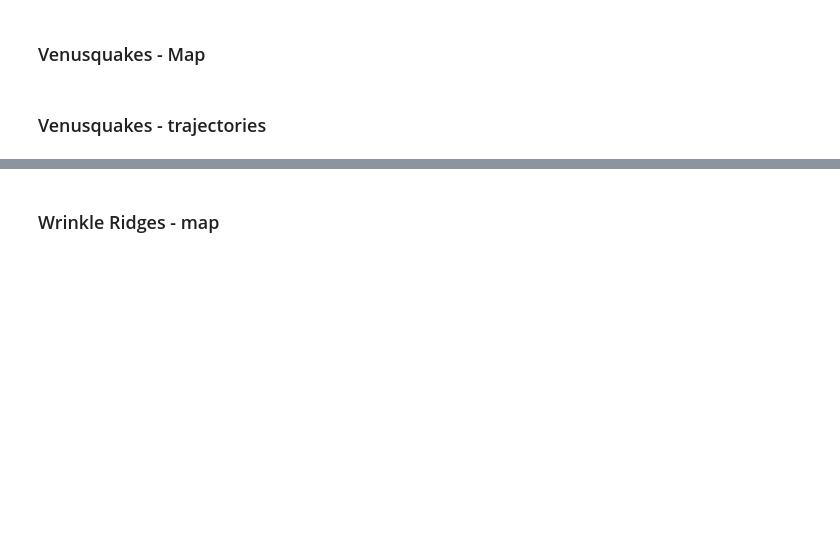
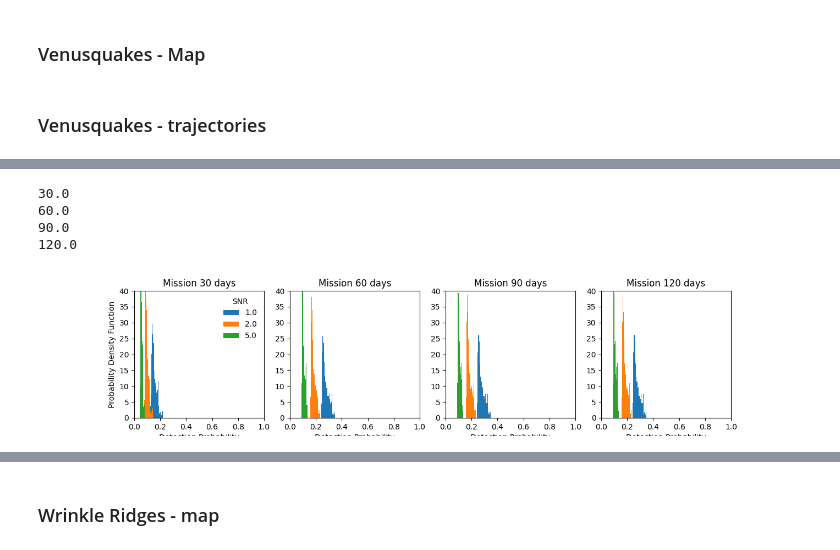
Before and after one commit to QuentinBrissaud/Venus_Detectability, a Jupyter notebook: compute_proba_detection_venus.ipynb, the cells around one changed output, grey strips where cells are left out. Cells and saved outputs as stored; diff of their text form; code cells hidden in the pictures; blank space fills up the shorter version.

```diff
--- a/compute_proba_detection_venus.ipynb
+++ b/compute_proba_detection_venus.ipynb
@@ -244,37 +244,10 @@ pm.plot_map(proba_model, **opt_visualization)
 reload(VCD)
 reload(pm)
 
-from tqdm import tqdm
-def compute_multiple_trajectories(proba_model, winds, lats, lons, mission_durations):
-
-    LATS, LONS = np.meshgrid(lats, lons)
-    LATS, LONS = LATS.ravel(), LONS.ravel()
-
-    opt_trajectory = dict(
-        nstep_max=1000,
-        time_max=3600*24*30*2,
-        save_trajectory=False,
-        folder = './data/',
-    )
-    pd_final_probas = pd.DataFrame()
-    for lat, lon in tqdm(zip(LATS, LONS), total=LATS.size):
-        start_location = [lat, lon] # lat, lon
-        trajectory = VCD.compute_trajectory(winds, start_location, **opt_trajectory)
-        new_trajectories = pm.compute_proba_one_trajectory(trajectory, proba_model, norm_factor_time=3600., disable_bar=True) ## Venusquake
-
-        for target_duration in mission_durations:
-
-            days = new_trajectories.time/(3600*24)
-            pd_final_proba = new_trajectories.loc[days<=target_duration,:].groupby('snr').last().reset_index()[['snr', 'proba']]
-            pd_final_proba['lat'] = lat
-            pd_final_proba['lon'] = lon
-            pd_final_proba['duration'] = target_duration
-            pd_final_probas = pd.concat([pd_final_probas, pd_final_proba])
-
-    return pd_final_probas
-
-
 lats = np.linspace(-65., 65., 25)
 lons = np.linspace(-180., 179., 30)
+LATS, LONS = np.meshgrid(lats, lons)
+LATS, LONS = LATS.ravel(), LONS.ravel()
 mission_durations = [30., 60., 90., 120.]
-pd_final_probas = compute_multiple_trajectories(proba_model, winds, lats, lons, mission_durations)
+max_number_months = np.max(mission_durations)/30.
+pd_final_probas = pm.compute_multiple_trajectories(proba_model, winds, lats, lons, mission_durations, max_number_months, (LATS, LONS))
@@ -318,19 +297,26 @@ cbar = fig.colorbar(sc, format=FuncFormatter(fmt), cax=axins, orientation='verti
 # %%
 fig = plt.figure(figsize=(14,3))
 grid = fig.add_gridspec(1, len(mission_durations))
 iduration = -1
-for duration, one_duration in pd_final_probas.groupby(['duration']):
+for duration, one_duration in pd_final_probas.groupby('duration'):
     iduration += 1
     ax = fig.add_subplot(grid[0, iduration])
+    print(duration)
     ax.set_title(f'Mission {duration:.0f} days')
-    for snr, one_snr in one_duration.groupby(['snr']):
+    for snr, one_snr in one_duration.groupby('snr'):
         #values, bins = np.histogram(one_snr.proba, bins=20)
         #bin_centers = 0.5 * (bins[:-1] + bins[1:])
         #ax.bar(bin_centers, values/, width=(bins[1] - bins[0]), label=snr)
         ax.hist(one_snr.proba, bins=20, label=snr, density=True)
     ax.set_xlabel('Detection Probability')
     if iduration == 0:
         ax.legend(title='SNR', frameon=False)
         ax.set_ylabel('Probability Density Function')
     ax.set_xlim([0, 1])
     ax.set_ylim([0, 40.])
+# %% [output]
+30.0
+60.0
+90.0
+120.0
+[figure, added]
```
Also changed, not shown: parts of 3 cells of this notebook, 2 other files.
